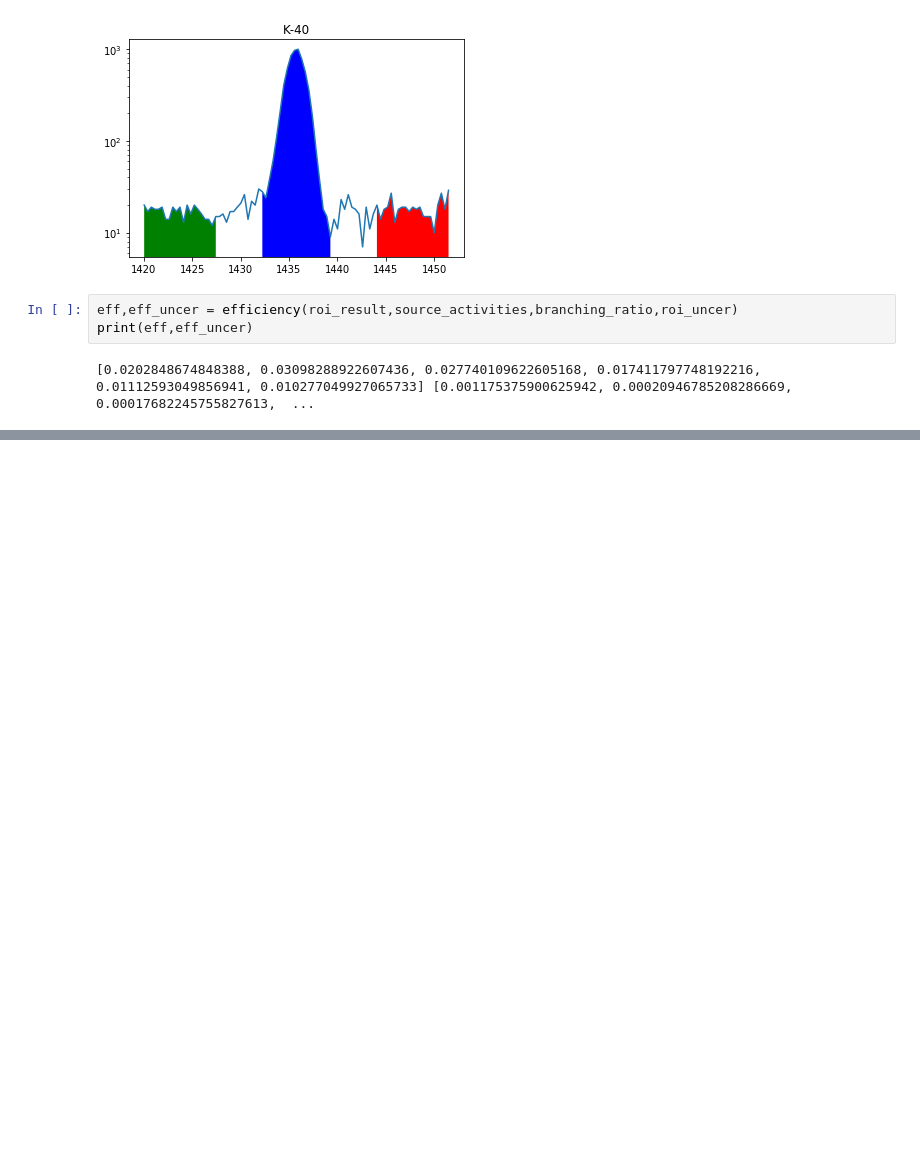
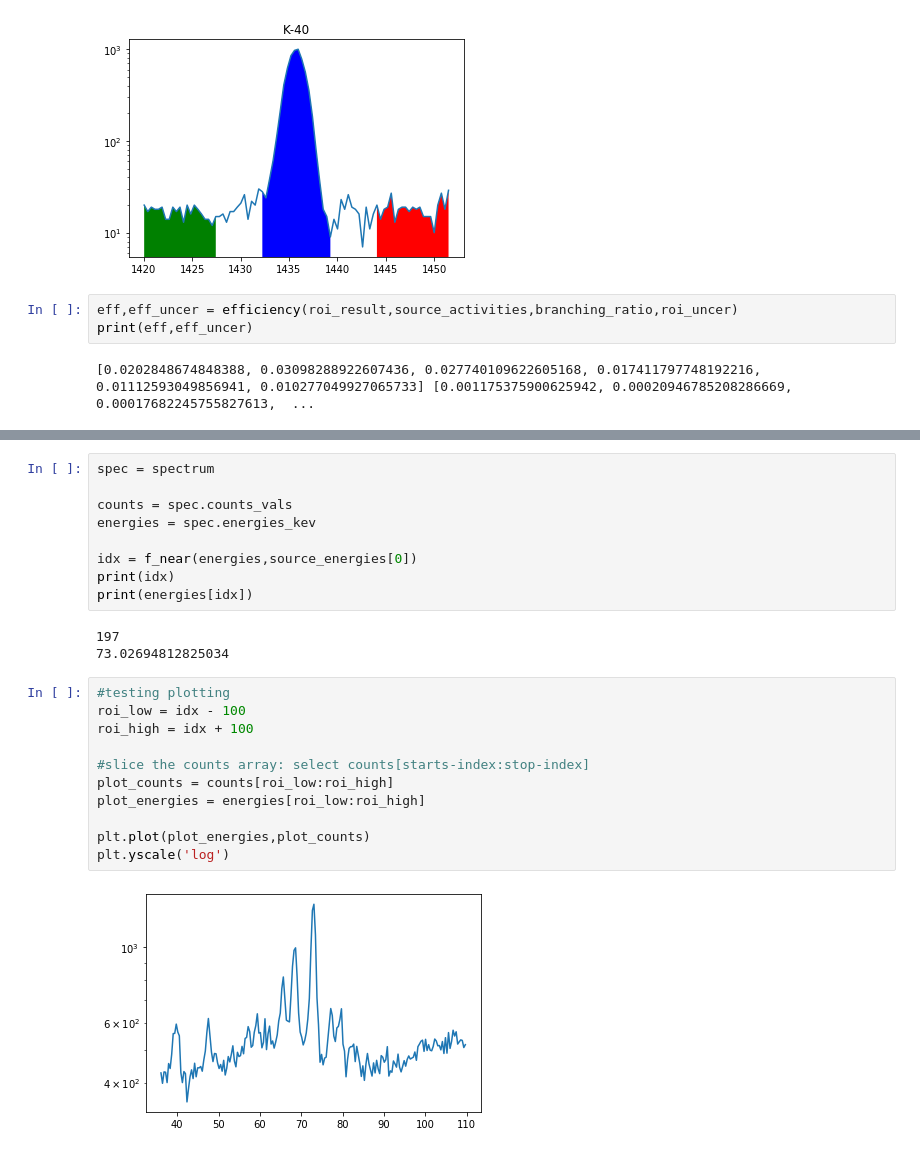
Before and after one commit to bearing/radwatch-analysis, a Jupyter notebook: eff_test_ruiqi1.ipynb, the cells around one changed output, grey strips where cells are left out. Drawn from its saved outputs; the diff is of its cells as text; blank space fills up the shorter version.

```diff
--- a/eff_test_ruiqi1.ipynb
+++ b/eff_test_ruiqi1.ipynb
@@ -241,0 +302,25 @@ plt.show()
+# %%
+spec = spectrum
+
+counts = spec.counts_vals
+energies = spec.energies_kev
+
+idx = f_near(energies,source_energies[0])
+print(idx)
+print(energies[idx])
+# %% [output]
+197
+73.02694812825034
+# %%
+#testing plotting
+roi_low = idx - 100
+roi_high = idx + 100
+
+#slice the counts array: select counts[starts-index:stop-index]
+plot_counts = counts[roi_low:roi_high]
+plot_energies = energies[roi_low:roi_high]
+
+plt.plot(plot_energies,plot_counts)
+plt.yscale('log')
+# %% [output]
+[figure, added]
```
Also changed, not shown: parts of 3 cells of this notebook.
